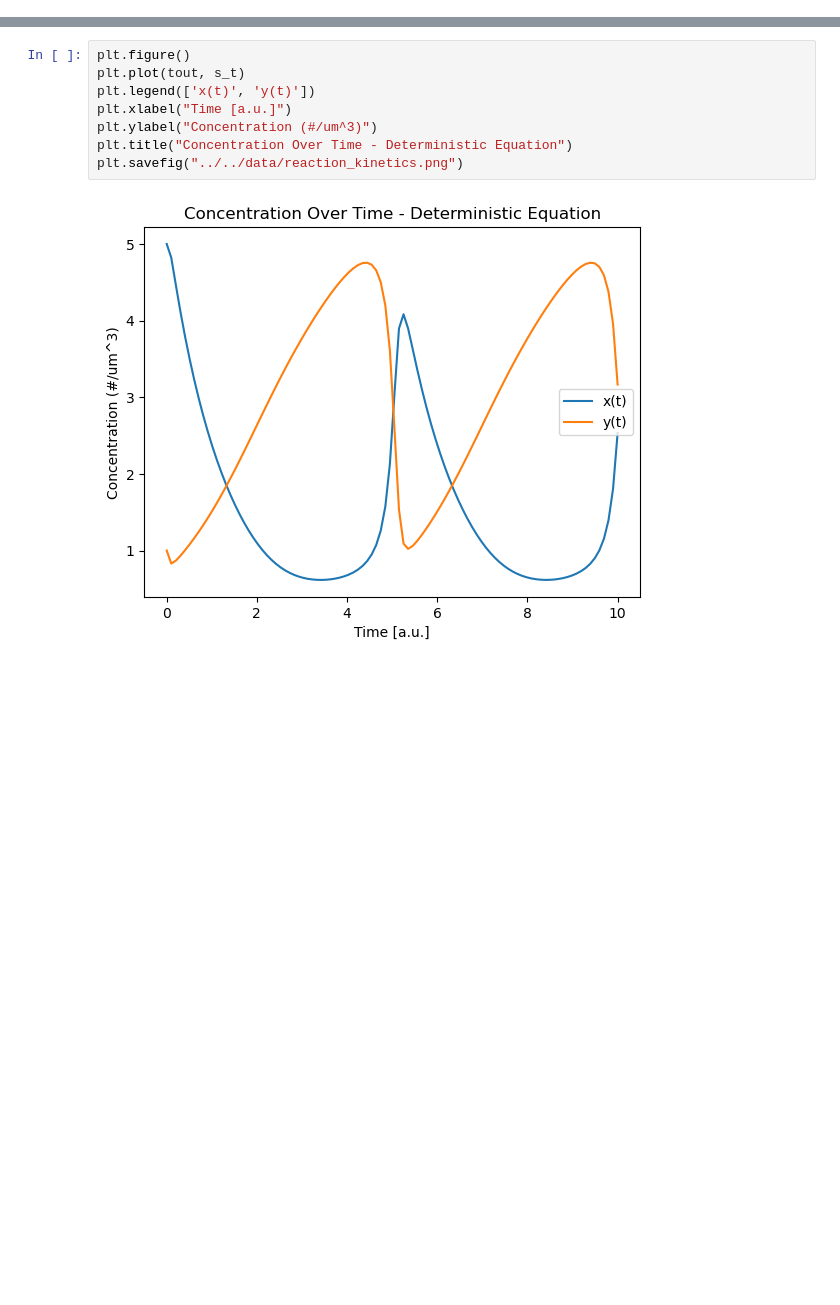
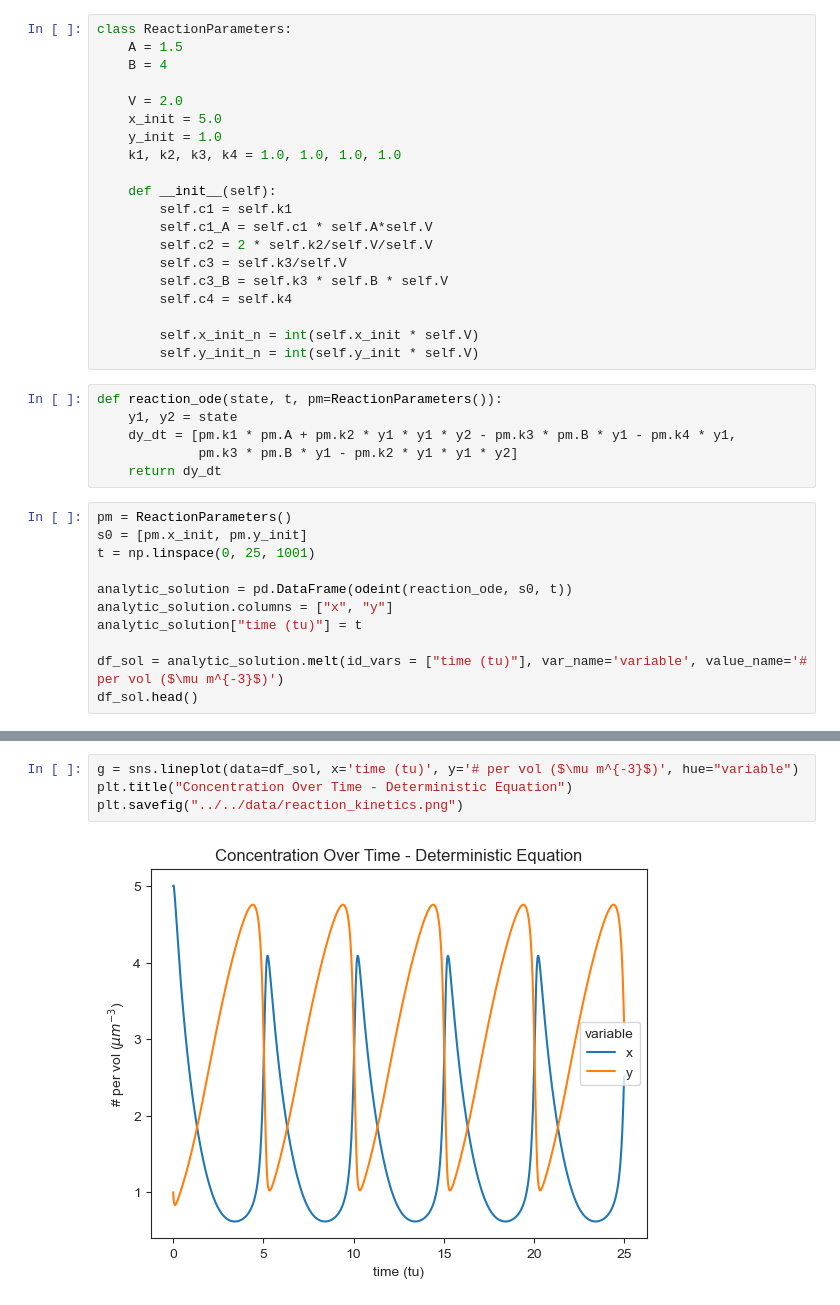
Before and after one commit to JooshK/ModelingTheLivingCell, a Jupyter notebook: scripts/PS3/main.ipynb, the cells around one changed output, grey strips where cells are left out. Cells and saved outputs as stored; diff of their text form; blank space fills up the shorter version.

Commit message:
Major reformatting of every part of PS3 to align with correct solutions. Corrected version of the SSA

```diff
--- a/scripts/PS3/main.ipynb
+++ b/scripts/PS3/main.ipynb
@@ -39,0 +66,37 @@ s_t = odeint(reaction_kinetics, s0, tout, params)
+# %%
+class ReactionParameters:
+    A = 1.5
+    B = 4
+
+    V = 2.0
+    x_init = 5.0
+    y_init = 1.0
+    k1, k2, k3, k4 = 1.0, 1.0, 1.0, 1.0
+
+    def __init__(self):
+        self.c1 = self.k1
+        self.c1_A = self.c1 * self.A*self.V
+        self.c2 = 2 * self.k2/self.V/self.V
+        self.c3 = self.k3/self.V
+        self.c3_B = self.k3 * self.B * self.V
+        self.c4 = self.k4
+
+        self.x_init_n = int(self.x_init * self.V)
+        self.y_init_n = int(self.y_init * self.V)
+# %%
+def reaction_ode(state, t, pm=ReactionParameters()):
+    y1, y2 = state
+    dy_dt = [pm.k1 * pm.A + pm.k2 * y1 * y1 * y2 - pm.k3 * pm.B * y1 - pm.k4 * y1,
+             pm.k3 * pm.B * y1 - pm.k2 * y1 * y1 * y2]
+    return dy_dt
+# %%
+pm = ReactionParameters()
+s0 = [pm.x_init, pm.y_init]
+t = np.linspace(0, 25, 1001)
+
+analytic_solution = pd.DataFrame(odeint(reaction_ode, s0, t))
+analytic_solution.columns = ["x", "y"]
+analytic_solution["time (tu)"] = t
+
+df_sol = analytic_solution.melt(id_vars = ["time (tu)"], var_name='variable', value_name='# per vol ($\mu m^{-3}$)')
+df_sol.head()
@@ -40,10 +110,6 @@ s_t = odeint(reaction_kinetics, s0, tout, params)
 # %%
-plt.figure()
-plt.plot(tout, s_t)
-plt.legend(['x(t)', 'y(t)'])
-plt.xlabel("Time [a.u.]")
-plt.ylabel("Concentration (#/um^3)")
+g = sns.lineplot(data=df_sol, x='time (tu)', y='# per vol ($\mu m^{-3}$)', hue="variable")
 plt.title("Concentration Over Time - Deterministic Equation")
 plt.savefig("../../data/reaction_kinetics.png")
 # %% [output]
-[figure, old version]
+[figure, new version]
```
Also changed, not shown: parts of 25 cells of this notebook, 16 other files.
